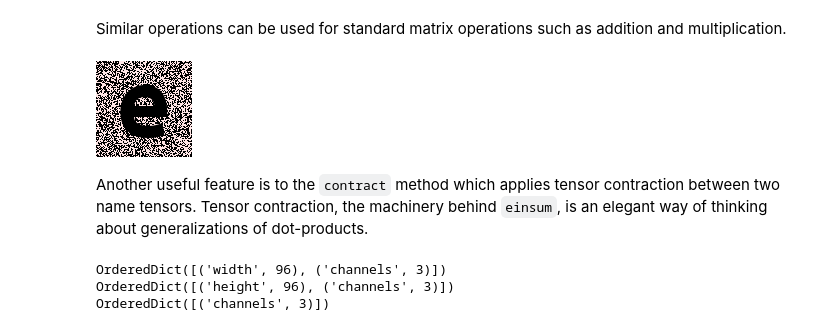
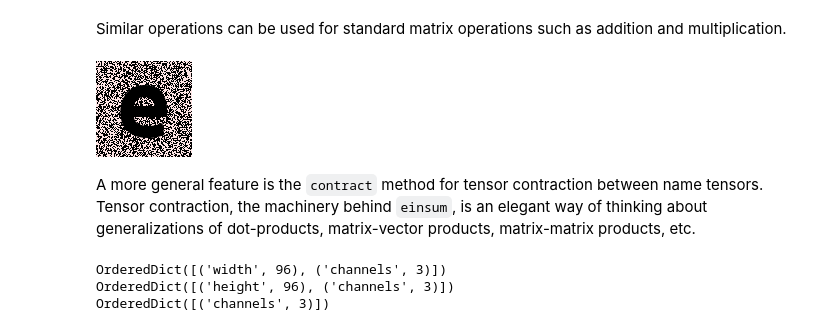
Before and after one commit to harvardnlp/namedtensor, a Jupyter notebook: NamedTensor.ipynb, the cells around one changed output. Drawn from its saved outputs; the diff is of its cells as text; code cells hidden in the pictures.

```diff
--- a/NamedTensor.ipynb
+++ b/NamedTensor.ipynb
@@ -199,10 +205,10 @@ named_ims.masked_fill(mask, 1).get("batch", 0)
 [figure]
 # %% [markdown]
 Similar operations can be used for standard matrix operations such as addition and multiplication.
-# %%
-(named_ims * mask.double()).get("batch", 0)
-# %% [output]
-[figure, removed]
+# %%
+im * mask.double()
+# %% [output]
+[figure, added]
 # %% [markdown]
-Another useful feature is to the `contract` method which applies tensor contraction between two name tensors. Tensor contraction, the machinery behind `einsum`, is an elegant way of thinking about generalizations of dot-products.
+A more general feature is the `contract` method for tensor contraction between name tensors. Tensor contraction, the machinery behind `einsum`, is an elegant way of thinking about generalizations of dot-products, matrix-vector products, matrix-matrix products, etc.
 # %%
```
Also changed, not shown: parts of 59 cells of this notebook.
